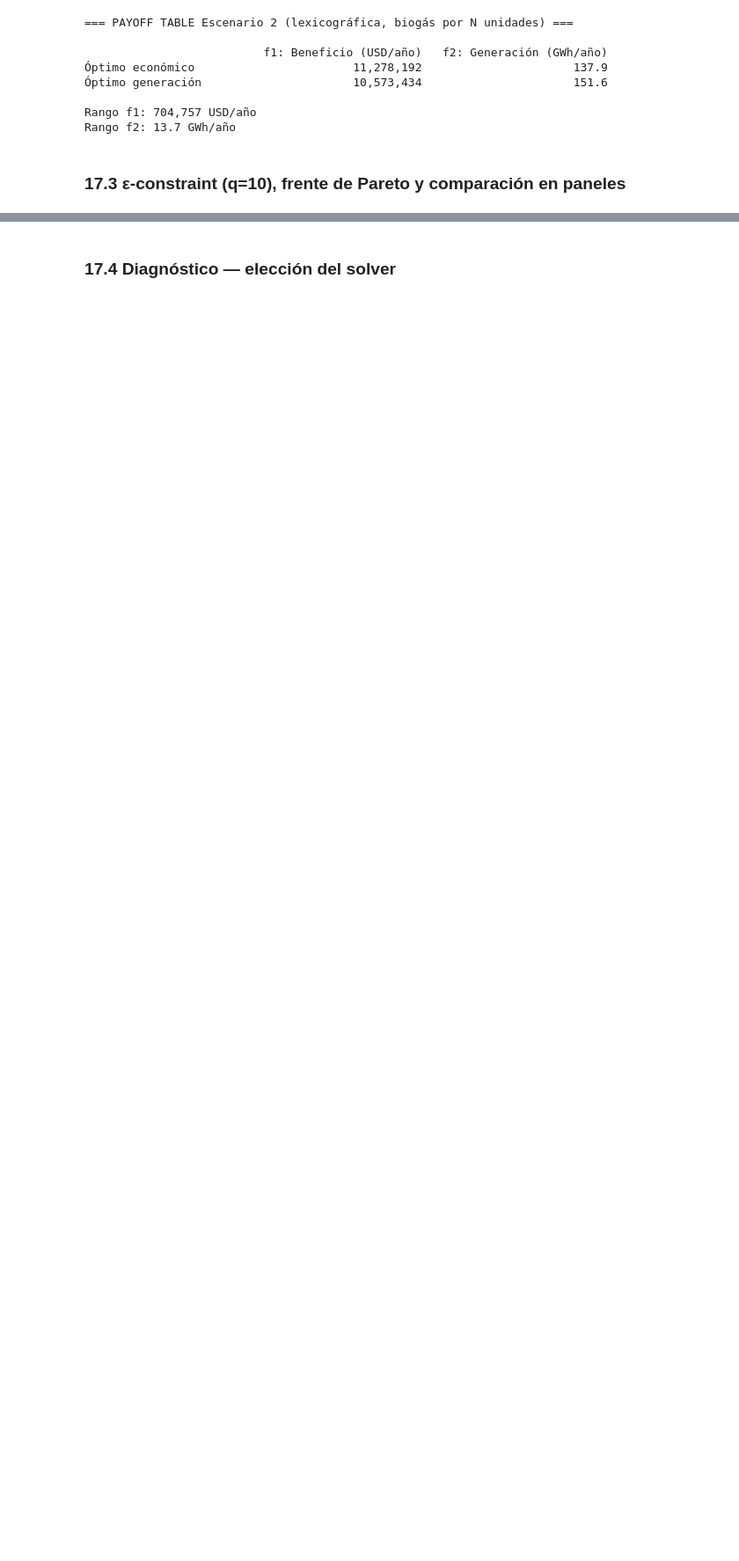
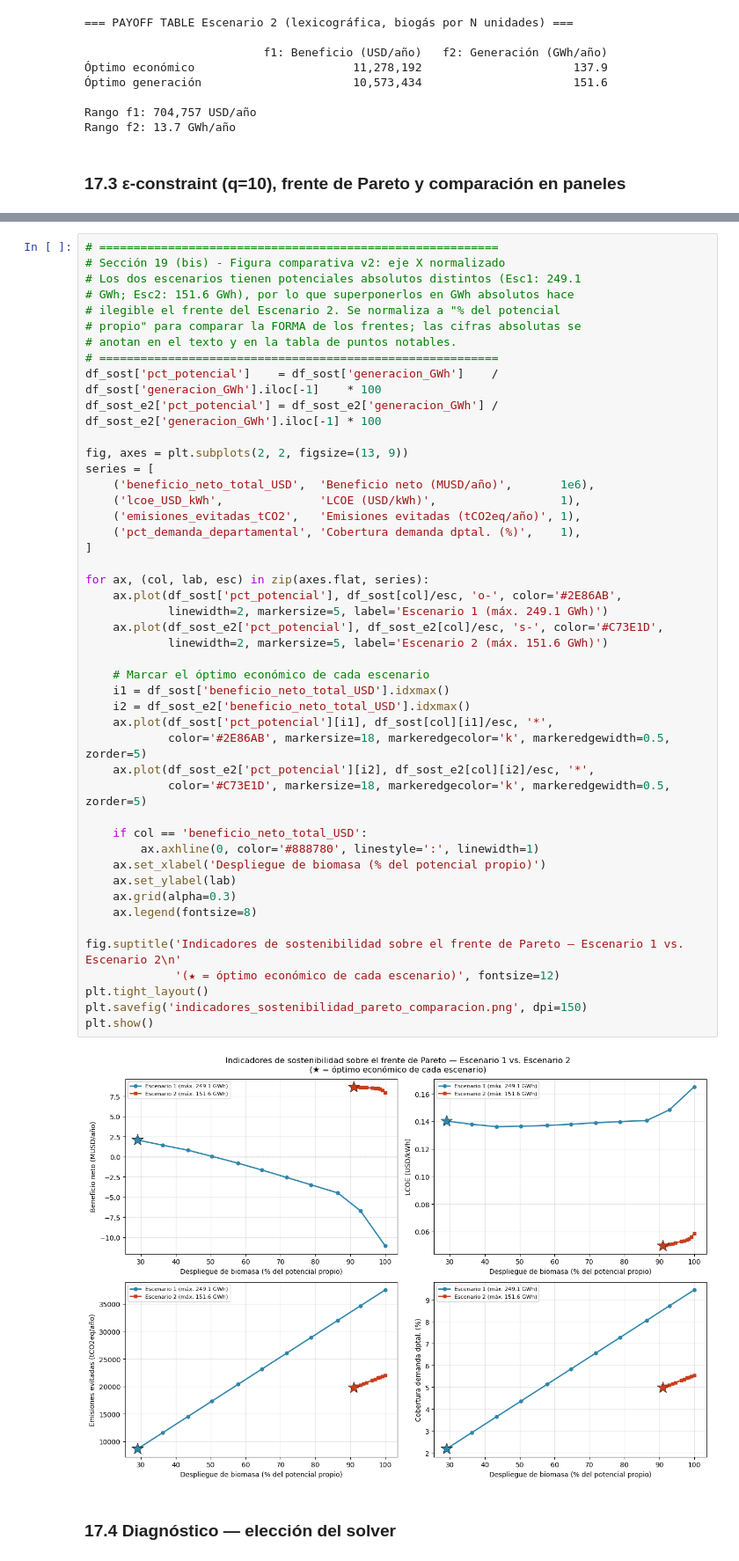
Before and after one commit to juncal0/valorizacion-biomasa-palma, a Jupyter notebook: 01_limpieza_datos_capex_emisiones_social_2_reorganizado_1.ipynb, the cells around one changed output, grey strips where cells are left out. Shown at 88% size. Drawn from its saved outputs; the diff is of its cells as text; blank space fills up the shorter version.

```diff
--- a/01_limpieza_datos_capex_emisiones_social_2_reorganizado_1.ipynb
+++ b/01_limpieza_datos_capex_emisiones_social_2_reorganizado_1.ipynb
@@ -3574,3 +3677,51 @@ plt.show()
+# %%
+# ==========================================================
+# Sección 19 (bis) - Figura comparativa v2: eje X normalizado
+# Los dos escenarios tienen potenciales absolutos distintos (Esc1: 249.1
+# GWh; Esc2: 151.6 GWh), por lo que superponerlos en GWh absolutos hace
+# ilegible el frente del Escenario 2. Se normaliza a "% del potencial
+# propio" para comparar la FORMA de los frentes; las cifras absolutas se
+# anotan en el texto y en la tabla de puntos notables.
+# ==========================================================
+df_sost['pct_potencial']    = df_sost['generacion_GWh']    / df_sost['generacion_GWh'].iloc[-1]    * 100
+df_sost_e2['pct_potencial'] = df_sost_e2['generacion_GWh'] / df_sost_e2['generacion_GWh'].iloc[-1] * 100
+
+fig, axes = plt.subplots(2, 2, figsize=(13, 9))
+series = [
+    ('beneficio_neto_total_USD',  'Beneficio neto (MUSD/año)',       1e6),
+    ('lcoe_USD_kWh',              'LCOE (USD/kWh)',                  1),
+    ('emisiones_evitadas_tCO2',   'Emisiones evitadas (tCO2eq/año)', 1),
+    ('pct_demanda_departamental', 'Cobertura demanda dptal. (%)',    1),
+]
+
+for ax, (col, lab, esc) in zip(axes.flat, series):
+    ax.plot(df_sost['pct_potencial'], df_sost[col]/esc, 'o-', color='#2E86AB',
+            linewidth=2, markersize=5, label='Escenario 1 (máx. 249.1 GWh)')
+    ax.plot(df_sost_e2['pct_potencial'], df_sost_e2[col]/esc, 's-', color='#C73E1D',
+            linewidth=2, markersize=5, label='Escenario 2 (máx. 151.6 GWh)')
+
+    # Marcar el óptimo económico de cada escenario
+    i1 = df_sost['beneficio_neto_total_USD'].idxmax()
+    i2 = df_sost_e2['beneficio_neto_total_USD'].idxmax()
+    ax.plot(df_sost['pct_potencial'][i1], df_sost[col][i1]/esc, '*',
+            color='#2E86AB', markersize=18, markeredgecolor='k', markeredgewidth=0.5, zorder=5)
+    ax.plot(df_sost_e2['pct_potencial'][i2], df_sost_e2[col][i2]/esc, '*',
+            color='#C73E1D', markersize=18, markeredgecolor='k', markeredgewidth=0.5, zorder=5)
+
+    if col == 'beneficio_neto_total_USD':
+        ax.axhline(0, color='#888780', linestyle=':', linewidth=1)
+    ax.set_xlabel('Despliegue de biomasa (% del potencial propio)')
+    ax.set_ylabel(lab)
+    ax.grid(alpha=0.3)
+    ax.legend(fontsize=8)
+
+fig.suptitle('Indicadores de sostenibilidad sobre el frente de Pareto — Escenario 1 vs. Escenario 2\n'
+             '(★ = óptimo económico de cada escenario)', fontsize=12)
+plt.tight_layout()
+plt.savefig('indicadores_sostenibilidad_pareto_comparacion.png', dpi=150)
+plt.show()
+# %% [output]
+[figure, added]
 # %% [markdown]
 ### 17.4 Diagnóstico — elección del solver
 # %%
```
Also changed, not shown: parts of 13 cells of this notebook, 10 other files.
